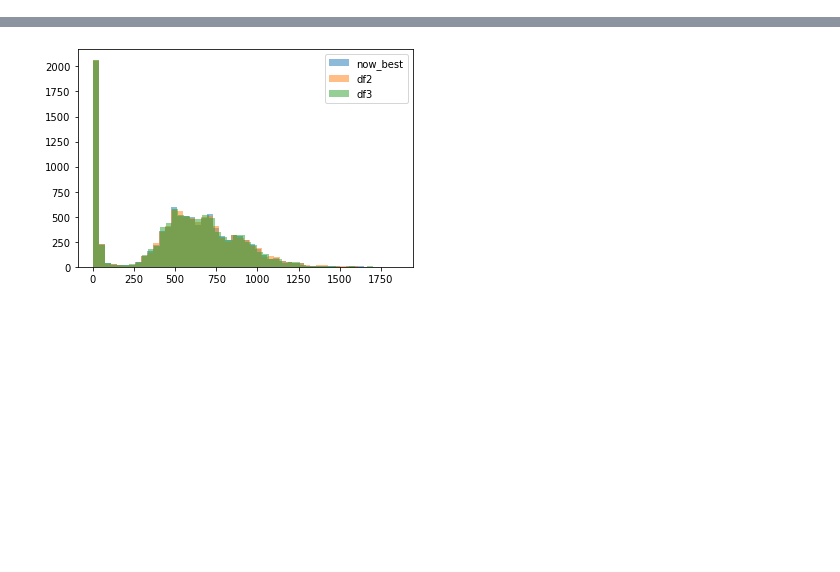
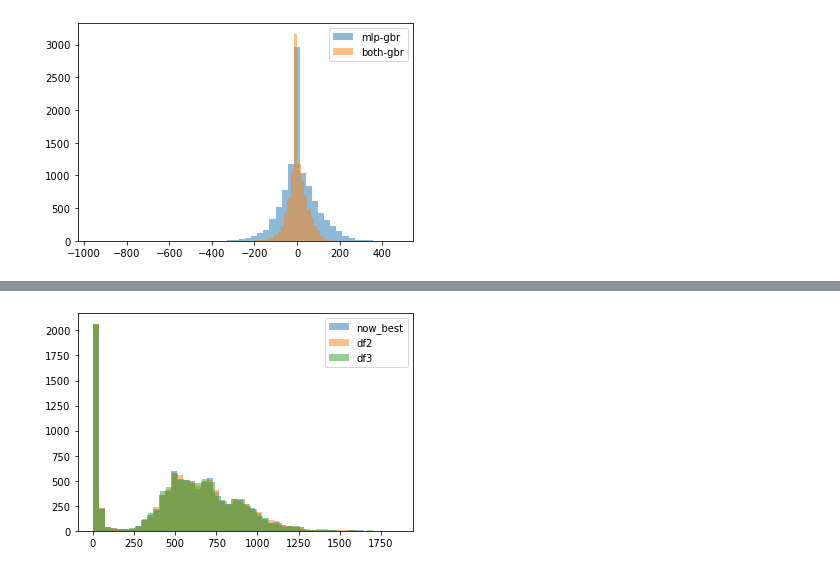
Before and after one commit to Sunbin-Lee/dacon-income, a Jupyter notebook: target_eda.ipynb, the cells around one changed output, grey strips where cells are left out. Drawn from its saved outputs; the diff is of its cells as text; code cells hidden in the pictures; blank space fills up the shorter version.

```diff
--- a/target_eda.ipynb
+++ b/target_eda.ipynb
@@ -6,0 +23,7 @@ import seaborn as sns
+# %%
+plt.hist(mlp-gbr, alpha=0.5, label='mlp-gbr', bins=50)
+plt.hist(both-gbr, alpha=0.5, label='both-gbr', bins=50)
+plt.legend()
+plt.show()
+# %% [output]
+[figure, added]
```
Also changed, not shown: parts of 4 cells of this notebook, 10 other files.
